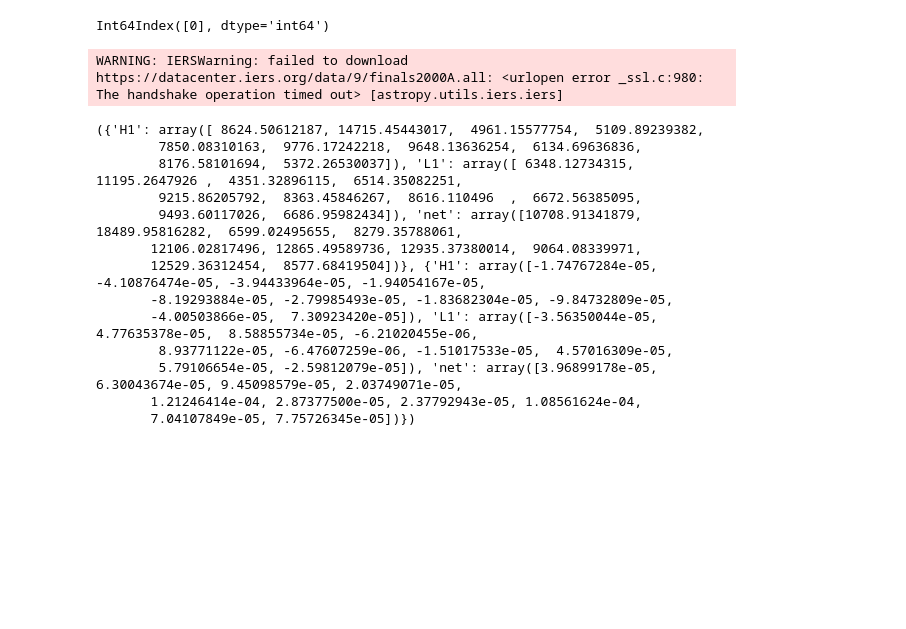
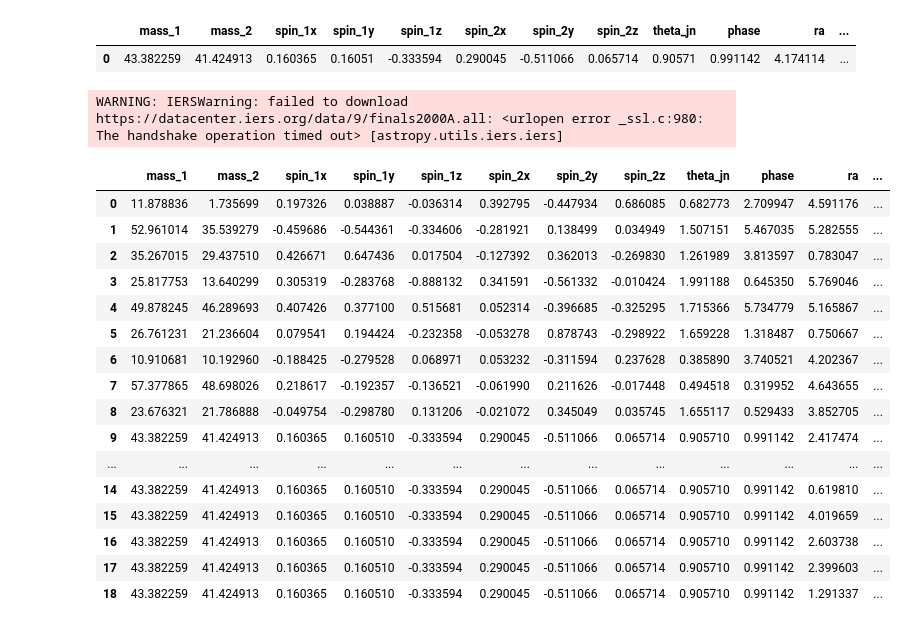
Before and after one commit to danielahyano/ligo-summer-2022, a Jupyter notebook: week_5/test_calc_snrs_sky.ipynb, the cells around one changed output. Saved outputs shown, nothing was run; the diff lists cells and outputs as text; code cells hidden in the pictures; blank space fills up the shorter version.

```diff
--- a/week_5/test_calc_snrs_sky.ipynb
+++ b/week_5/test_calc_snrs_sky.ipynb
@@ -37,25 +39,28 @@ pop = population.SimulationSet(distribution=prior_obj)
 pop.sample_distribution(10)
 # %%
 row = pop.simulations_dataframe.iloc[[0]]
-param_args = { k: row[k] for k in pop.waveform_generation_labels}
-i = row.index
-i
+row
 # %% [output]
-Int64Index([0], dtype='int64')
+|  | mass_1 | mass_2 | spin_1x | spin_1y | spin_1z | spin_2x | spin_2y | spin_2z | theta_jn | phase | ra | ... |
+| 0 | 43.382259 | 41.424913 | 0.160365 | 0.16051 | -0.333594 | 0.290045 | -0.511066 | 0.065714 | 0.90571 | 0.991142 | 4.174114 | ... |
 # %%
-test_df = pop.calc_snrs_sky(row, net, N=10)
+pop.calc_snrs_sky(row, net, N=10)
 # %% [output]
 WARNING: IERSWarning: failed to download https://datacenter.iers.org/data/9/finals2000A.all: <urlopen error _ssl.c:980: The handshake operation timed out> [astropy.utils.iers.iers]
-({'H1': array([ 8624.50612187, 14715.45443017,  4961.15577754,  5109.89239382,
-        7850.08310163,  9776.17242218,  9648.13636254,  6134.69636836,
-        8176.58101694,  5372.26530037]), 'L1': array([ 6348.12734315, 11195.2647926 ,  4351.32896115,  6514.35082251,
-        9215.86205792,  8363.45846267,  8616.110496  ,  6672.56385095,
-        9493.60117026,  6686.95982434]), 'net': array([10708.91341879, 18489.95816282,  6599.02495655,  8279.35788061,
-       12106.02817496, 12865.49589736, 12935.37380014,  9064.08339971,
-       12529.36312454,  8577.68419504])}, {'H1': array([-1.74767284e-05, -4.10876474e-05, -3.94433964e-05, -1.94054167e-05,
-       -8.19293884e-05, -2.79985493e-05, -1.83682304e-05, -9.84732809e-05,
-       -4.00503866e-05,  7.30923420e-05]), 'L1': array([-3.56350044e-05,  4.77635378e-05,  8.58855734e-05, -6.21020455e-06,
-        8.93771122e-05, -6.47607259e-06, -1.51017533e-05,  4.57016309e-05,
-        5.79106654e-05, -2.59812079e-05]), 'net': array([3.96899178e-05, 6.30043674e-05, 9.45098579e-05, 2.03749071e-05,
-       1.21246414e-04, 2.87377500e-05, 2.37792943e-05, 1.08561624e-04,
-       7.04107849e-05, 7.75726345e-05])})
+|  | mass_1 | mass_2 | spin_1x | spin_1y | spin_1z | spin_2x | spin_2y | spin_2z | theta_jn | phase | ra | ... |
+| 0 | 11.878836 | 1.735699 | 0.197326 | 0.038887 | -0.036314 | 0.392795 | -0.447934 | 0.686085 | 0.682773 | 2.709947 | 4.591176 | ... |
+| 1 | 52.961014 | 35.539279 | -0.459686 | -0.544361 | -0.334606 | -0.281921 | 0.138499 | 0.034949 | 1.507151 | 5.467035 | 5.282555 | ... |
+| 2 | 35.267015 | 29.437510 | 0.426671 | 0.647436 | 0.017504 | -0.127392 | 0.362013 | -0.269830 | 1.261989 | 3.813597 | 0.783047 | ... |
+| 3 | 25.817753 | 13.640299 | 0.305319 | -0.283768 | -0.888132 | 0.341591 | -0.561332 | -0.010424 | 1.991188 | 0.645350 | 5.769046 | ... |
+| 4 | 49.878245 | 46.289693 | 0.407426 | 0.377100 | 0.515681 | 0.052314 | -0.396685 | -0.325295 | 1.715366 | 5.734779 | 5.165867 | ... |
+| 5 | 26.761231 | 21.236604 | 0.079541 | 0.194424 | -0.232358 | -0.053278 | 0.878743 | -0.298922 | 1.659228 | 1.318487 | 0.750667 | ... |
+| 6 | 10.910681 | 10.192960 | -0.188425 | -0.279528 | 0.068971 | 0.053232 | -0.311594 | 0.237628 | 0.385890 | 3.740521 | 4.202367 | ... |
+| 7 | 57.377865 | 48.698026 | 0.218617 | -0.192357 | -0.136521 | -0.061990 | 0.211626 | -0.017448 | 0.494518 | 0.319952 | 4.643655 | ... |
+| 8 | 23.676321 | 21.786888 | -0.049754 | -0.298780 | 0.131206 | -0.021072 | 0.345049 | 0.035745 | 1.655117 | 0.529433 | 3.852705 | ... |
+| 9 | 43.382259 | 41.424913 | 0.160365 | 0.160510 | -0.333594 | 0.290045 | -0.511066 | 0.065714 | 0.905710 | 0.991142 | 2.417474 | ... |
+| ... | ... | ... | ... | ... | ... | ... | ... | ... | ... | ... | ... | ... |
+| 14 | 43.382259 | 41.424913 | 0.160365 | 0.160510 | -0.333594 | 0.290045 | -0.511066 | 0.065714 | 0.905710 | 0.991142 | 0.619810 | ... |
+| 15 | 43.382259 | 41.424913 | 0.160365 | 0.160510 | -0.333594 | 0.290045 | -0.511066 | 0.065714 | 0.905710 | 0.991142 | 4.019659 | ... |
+| 16 | 43.382259 | 41.424913 | 0.160365 | 0.160510 | -0.333594 | 0.290045 | -0.511066 | 0.065714 | 0.905710 | 0.991142 | 2.603738 | ... |
+| 17 | 43.382259 | 41.424913 | 0.160365 | 0.160510 | -0.333594 | 0.290045 | -0.511066 | 0.065714 | 0.905710 | 0.991142 | 2.399603 | ... |
+| 18 | 43.382259 | 41.424913 | 0.160365 | 0.160510 | -0.333594 | 0.290045 | -0.511066 | 0.065714 | 0.905710 | 0.991142 | 1.291337 | ... |
```
Also changed, not shown: parts of 7 cells of this notebook.
